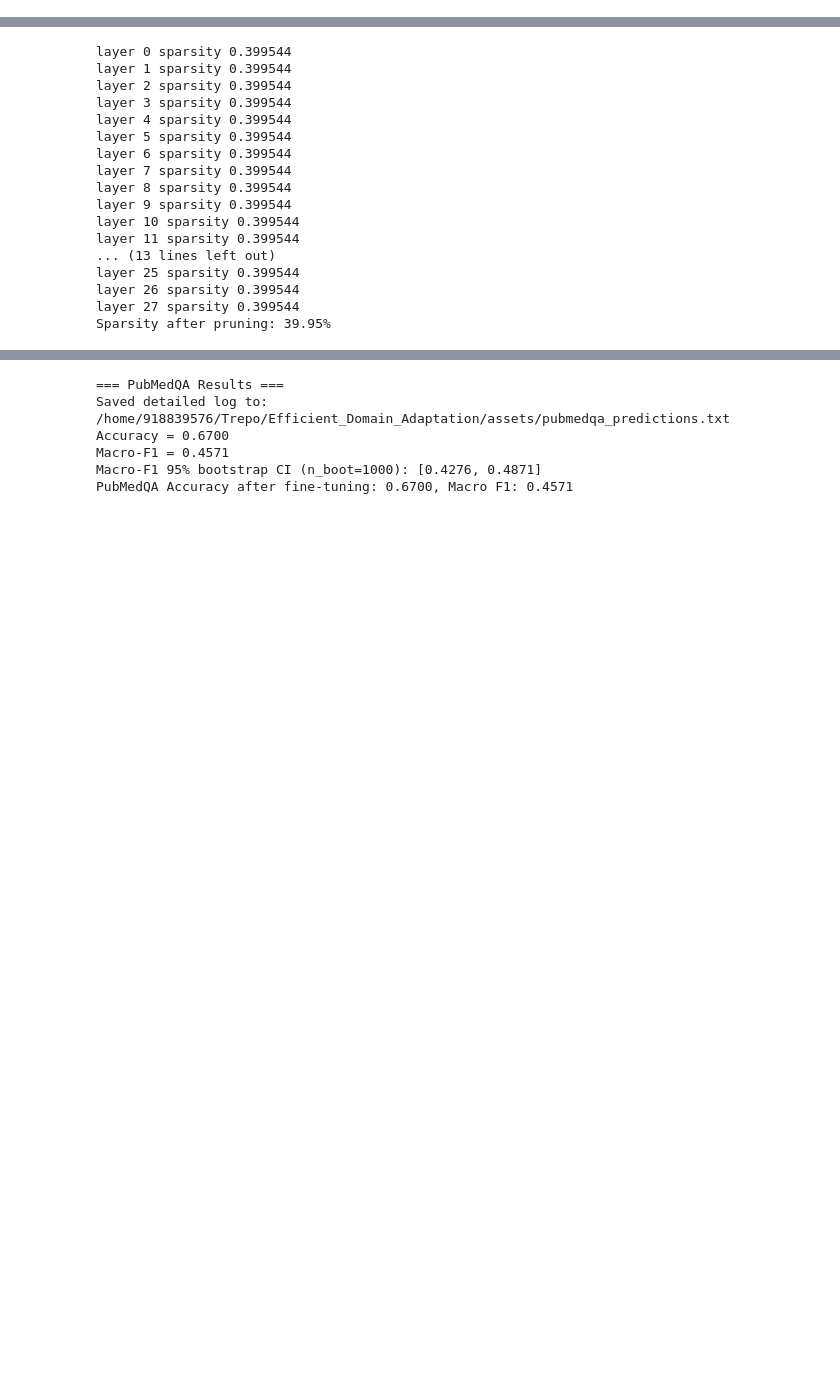
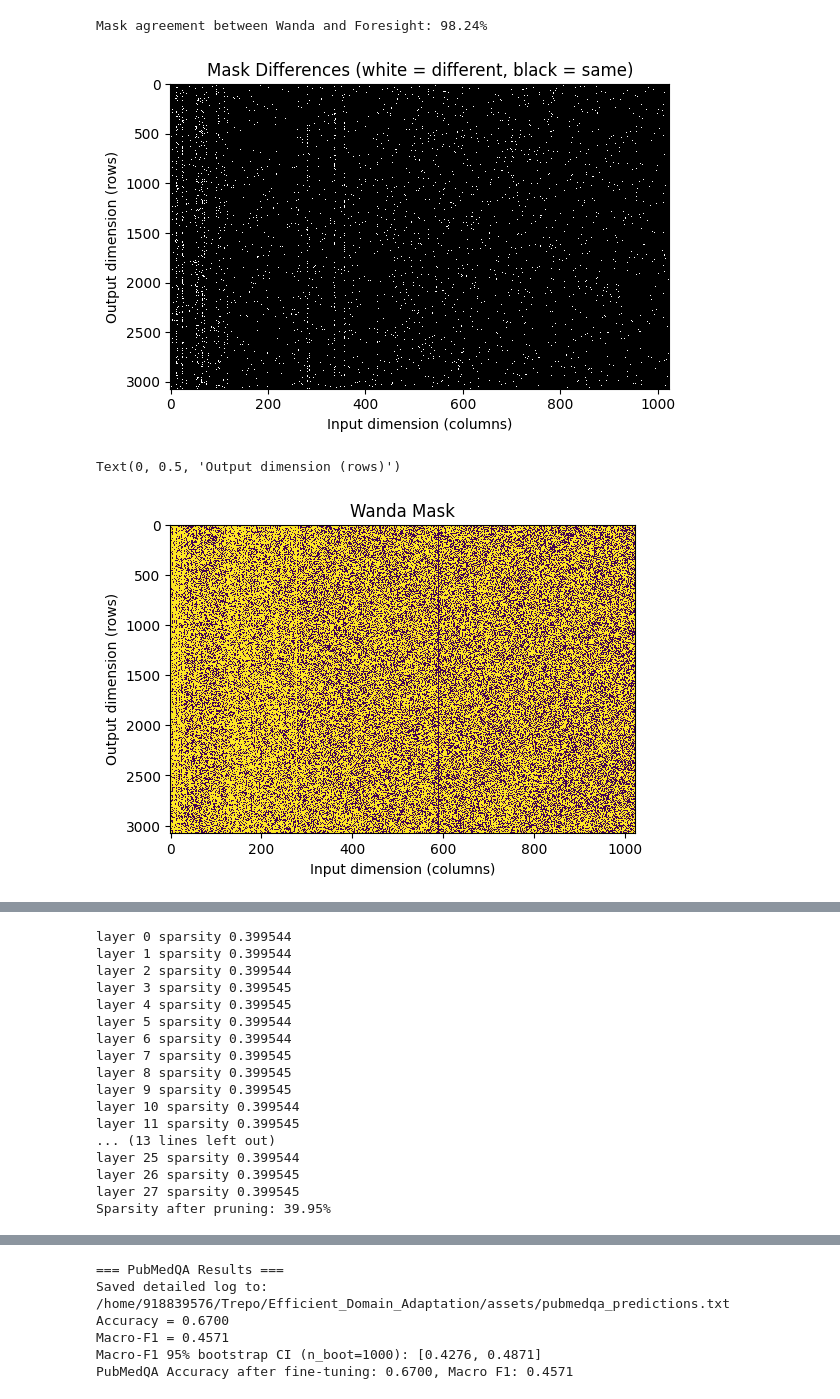
Before and after one commit to TagoreZhao/Efficient_Domain_Adaptation, a Jupyter notebook: presentation.ipynb, the cells around one changed output, grey strips where cells are left out. Saved outputs shown, nothing was run; the diff lists cells and outputs as text; code cells hidden in the pictures; blank space fills up the shorter version.

```diff
--- a/presentation.ipynb
+++ b/presentation.ipynb
@@ -85,0 +522,31 @@ Qwen3ForCausalLM(
+# %%
+wanda_mask_bool = torch.load("assets/wanda_mask_bool.pt", map_location="cpu")  # or "cuda"
+foresight_mask_bool = torch.load("assets/foresight_mask_bool.pt", map_location="cpu")  # or "cuda"
+acc = (wanda_mask_bool == foresight_mask_bool).float().mean().item()
+print(f"Mask agreement between Wanda and Foresight: {acc:.2%}")
+
+difference_bool = (wanda_mask_bool != foresight_mask_bool)
+plt.figure(figsize=(6, 4))
+plt.imshow(difference_bool.numpy(), aspect="auto", interpolation="nearest", cmap="gray")
+plt.title("Mask Differences (white = different, black = same)")
+plt.xlabel("Input dimension (columns)")
+plt.ylabel("Output dimension (rows)")
+plt.tight_layout()
+plt.show()
+
+plt.figure(figsize=(6, 4))
+plt.imshow(wanda_mask_bool.numpy(), aspect="auto", interpolation="nearest")
+plt.title("Wanda Mask")
+plt.xlabel("Input dimension (columns)")
+plt.ylabel("Output dimension (rows)")
+
+plt.figure(figsize=(6, 4))
+plt.imshow(foresight_mask_bool.numpy(), aspect="auto", interpolation="nearest")
+plt.title("Foresight Mask")
+plt.xlabel("Input dimension (columns)")
+plt.ylabel("Output dimension (rows)")
+# %% [output]
+Mask agreement between Wanda and Foresight: 98.24%
+[figure, added]
+Text(0, 0.5, 'Output dimension (rows)')
+[figure, added]
@@ -86,25 +554,25 @@ Qwen3ForCausalLM(
 # %%
 from pruning.utils import check_sparsity
-# model = peft_model.merge_and_unload()
+model = peft_model.merge_and_unload()
 sparsity = check_sparsity(model)
 print(f"Sparsity after pruning: {sparsity:.2%}")
 # %% [output]
 layer 0 sparsity 0.399544
 layer 1 sparsity 0.399544
 layer 2 sparsity 0.399544
-layer 3 sparsity 0.399544
-layer 4 sparsity 0.399544
+layer 3 sparsity 0.399545
+layer 4 sparsity 0.399545
 layer 5 sparsity 0.399544
 layer 6 sparsity 0.399544
-layer 7 sparsity 0.399544
-layer 8 sparsity 0.399544
-layer 9 sparsity 0.399544
+layer 7 sparsity 0.399545
+layer 8 sparsity 0.399545
+layer 9 sparsity 0.399545
 layer 10 sparsity 0.399544
-layer 11 sparsity 0.399544
+layer 11 sparsity 0.399545
 ... (13 lines left out)
 layer 25 sparsity 0.399544
-layer 26 sparsity 0.399544
-layer 27 sparsity 0.399544
+layer 26 sparsity 0.399545
+layer 27 sparsity 0.399545
 Sparsity after pruning: 39.95%
 # %%
 from evaluation.perplexity import eval_ppl
```
Also changed, not shown: parts of 7 cells of this notebook, 2 other files.
